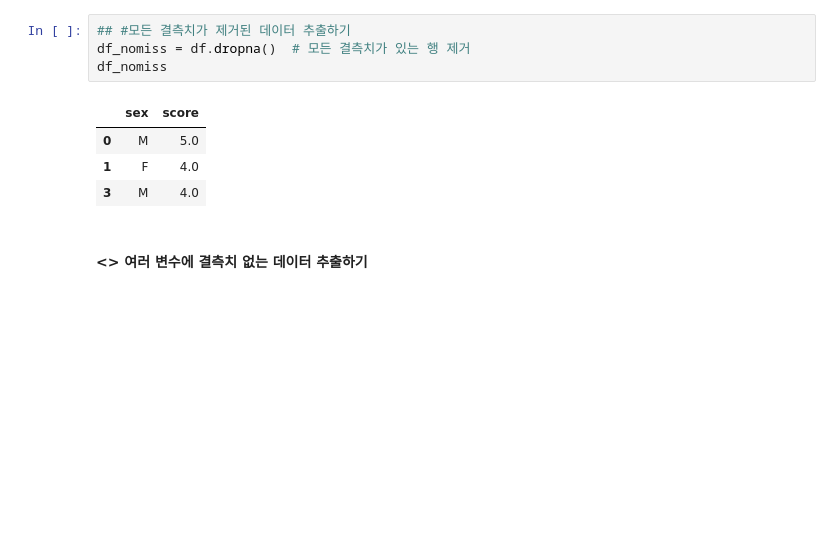
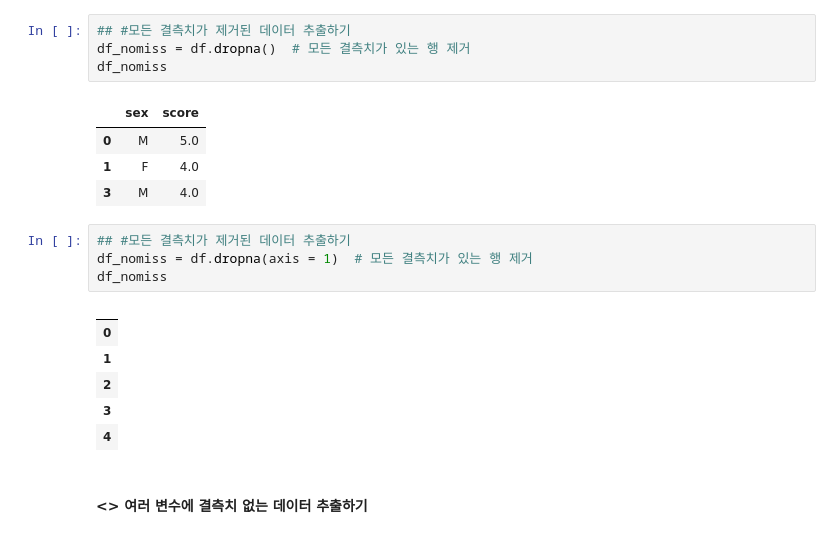
Before and after one commit to dndxor/BCDA, a Jupyter notebook: Ch07_DataNormalize.ipynb, the cells around one changed output. Drawn from its saved outputs; the diff is of its cells as text; blank space fills up the shorter version.

```diff
--- a/Ch07_DataNormalize.ipynb
+++ b/Ch07_DataNormalize.ipynb
@@ -125,6 +133,17 @@ df_nomiss
 | 0 | M | 5.0 |
 | 1 | F | 4.0 |
 | 3 | M | 4.0 |
+# %%
+## #모든 결측치가 제거된 데이터 추출하기
+df_nomiss = df.dropna(axis = 1)  # 모든 결측치가 있는 행 제거
+df_nomiss
+# %% [output]
+|  |
+| 0 |
+| 1 |
+| 2 |
+| 3 |
+| 4 |
 # %% [markdown]
 #### **<> 여러 변수에 결측치 없는 데이터 추출하기**
 # %%
```
Also changed, not shown: parts of 14 cells of this notebook, 1 other file.
